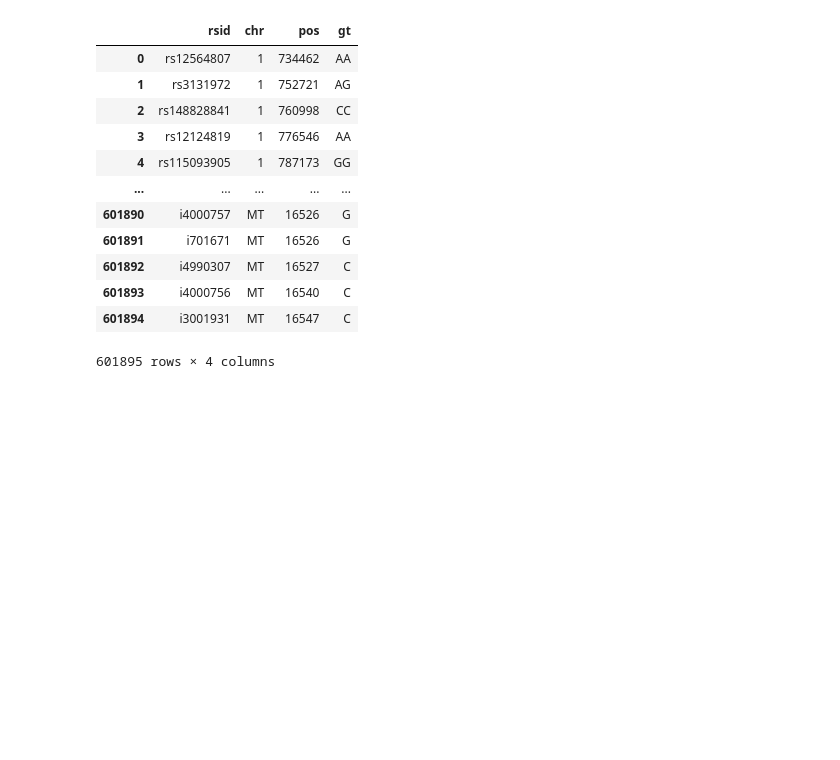
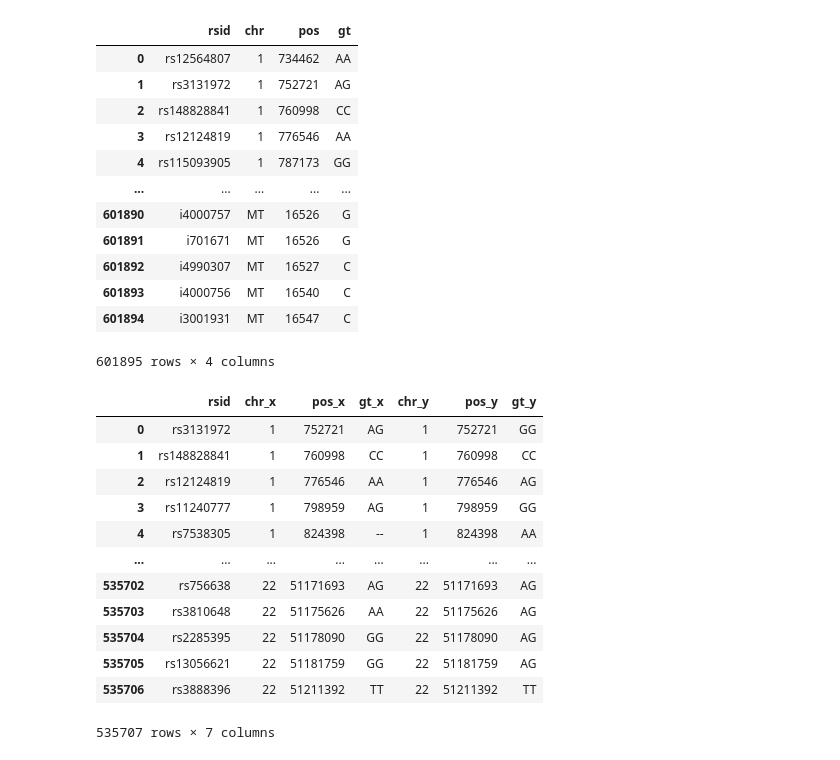
Before and after one commit to hringbauer/gedmatch_prep, a Jupyter notebook: prep_snpsets.ipynb, the cells around one changed output. Saved outputs shown, nothing was run; the diff lists cells and outputs as text; code cells hidden in the pictures; blank space fills up the shorter version.

```diff
--- a/prep_snpsets.ipynb
+++ b/prep_snpsets.ipynb
@@ -180,3 +180,22 @@ dft
 | 601893 | i4000756 | MT | 16540 | C |
 | 601894 | i3001931 | MT | 16547 | C |
 601895 rows × 4 columns
+# %%
+dft2 = extract_23andme_snps(path_23 = "/mnt/archgen/users/hringbauer/git/gedmatch_prep/output/test_genome.tsv",
+                     savepath ="")
+# %%
+pd.merge(dft, dft2, on=["rsid"])
+# %% [output]
+|  | rsid | chr_x | pos_x | gt_x | chr_y | pos_y | gt_y |
+| 0 | rs3131972 | 1 | 752721 | AG | 1 | 752721 | GG |
+| 1 | rs148828841 | 1 | 760998 | CC | 1 | 760998 | CC |
+| 2 | rs12124819 | 1 | 776546 | AA | 1 | 776546 | AG |
+| 3 | rs11240777 | 1 | 798959 | AG | 1 | 798959 | GG |
+| 4 | rs7538305 | 1 | 824398 | -- | 1 | 824398 | AA |
+| ... | ... | ... | ... | ... | ... | ... | ... |
+| 535702 | rs756638 | 22 | 51171693 | AG | 22 | 51171693 | AG |
+| 535703 | rs3810648 | 22 | 51175626 | AA | 22 | 51175626 | AG |
+| 535704 | rs2285395 | 22 | 51178090 | GG | 22 | 51178090 | AG |
+| 535705 | rs13056621 | 22 | 51181759 | GG | 22 | 51181759 | AG |
+| 535706 | rs3888396 | 22 | 51211392 | TT | 22 | 51211392 | TT |
+535707 rows × 7 columns
```
Also changed, not shown: parts of 1 cell of this notebook, 3 other files.
